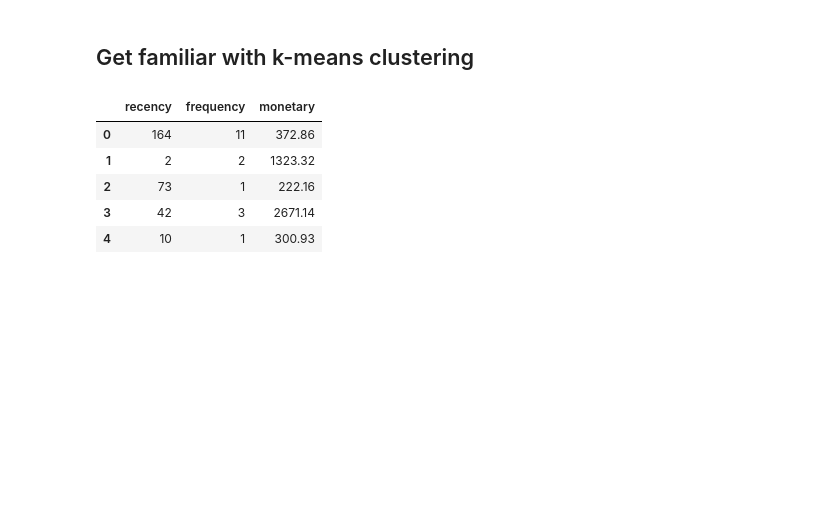
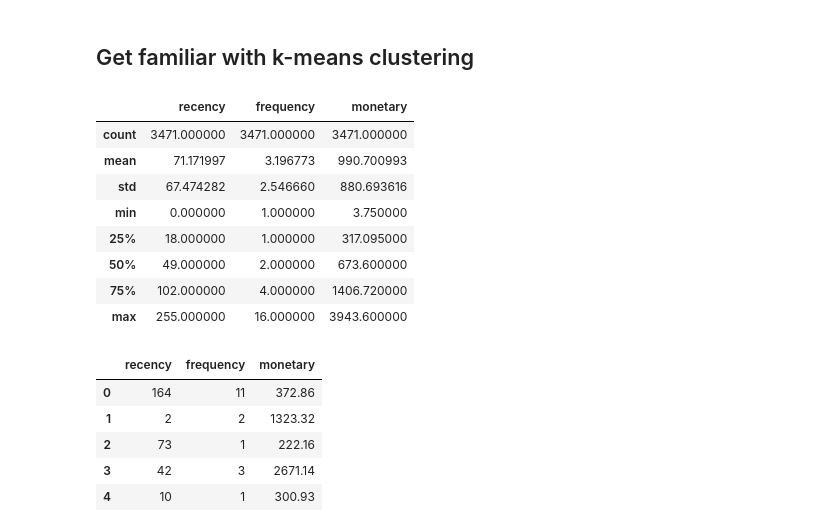
Before and after one commit to Mai-Binh-Nam/Hand-on_DataAnalysisVEF, a Jupyter notebook: Lecture_8_Hands_on_RFM.ipynb, the cells around one changed output. Cells and saved outputs as stored; diff of their text form; code cells hidden in the pictures; blank space fills up the shorter version.

```diff
--- a/Lecture_8_Hands_on_RFM.ipynb
+++ b/Lecture_8_Hands_on_RFM.ipynb
@@ -389,6 +404,18 @@ from sklearn import metrics
 from scipy.spatial.distance import cdist
 # %%
 X = rfm[["recency","frequency","monetary"]]
+# %%
+X.describe()
+# %% [output]
+|  | recency | frequency | monetary |
+| count | 3471.000000 | 3471.000000 | 3471.000000 |
+| mean | 71.171997 | 3.196773 | 990.700993 |
+| std | 67.474282 | 2.546660 | 880.693616 |
+| min | 0.000000 | 1.000000 | 3.750000 |
+| 25% | 18.000000 | 1.000000 | 317.095000 |
+| 50% | 49.000000 | 2.000000 | 673.600000 |
+| 75% | 102.000000 | 4.000000 | 1406.720000 |
+| max | 255.000000 | 16.000000 | 3943.600000 |
 # %%
 X.head()
 # %% [output]
```
Also changed, not shown: parts of 15 cells of this notebook.
